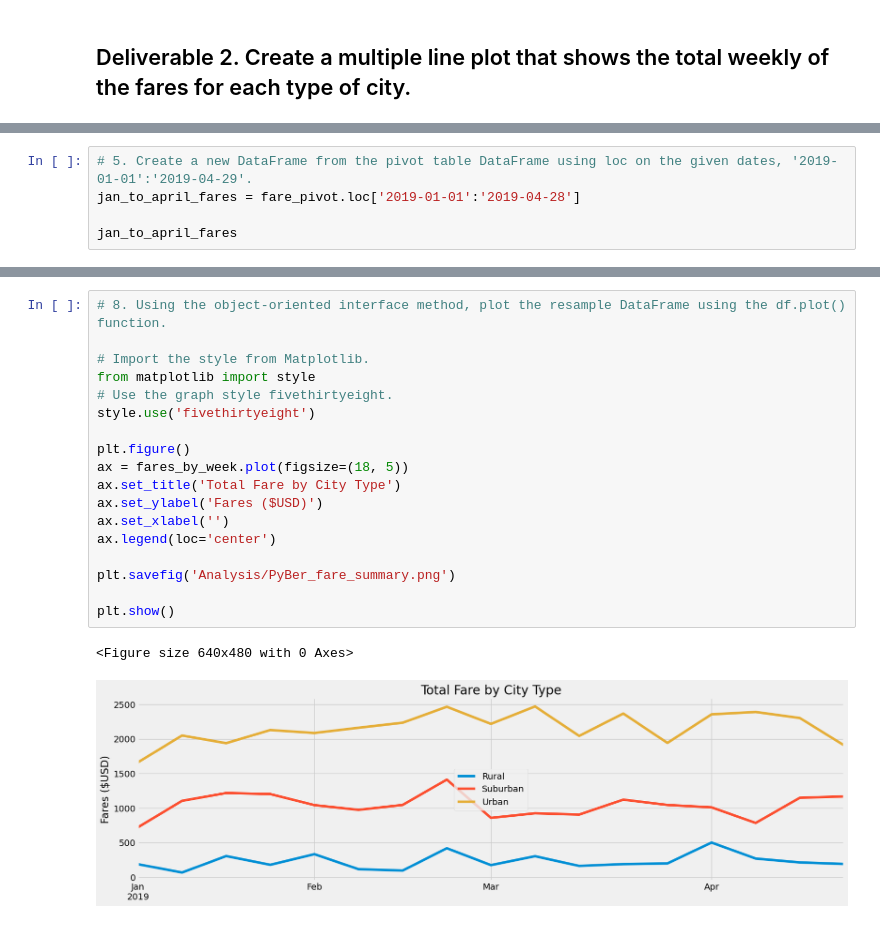
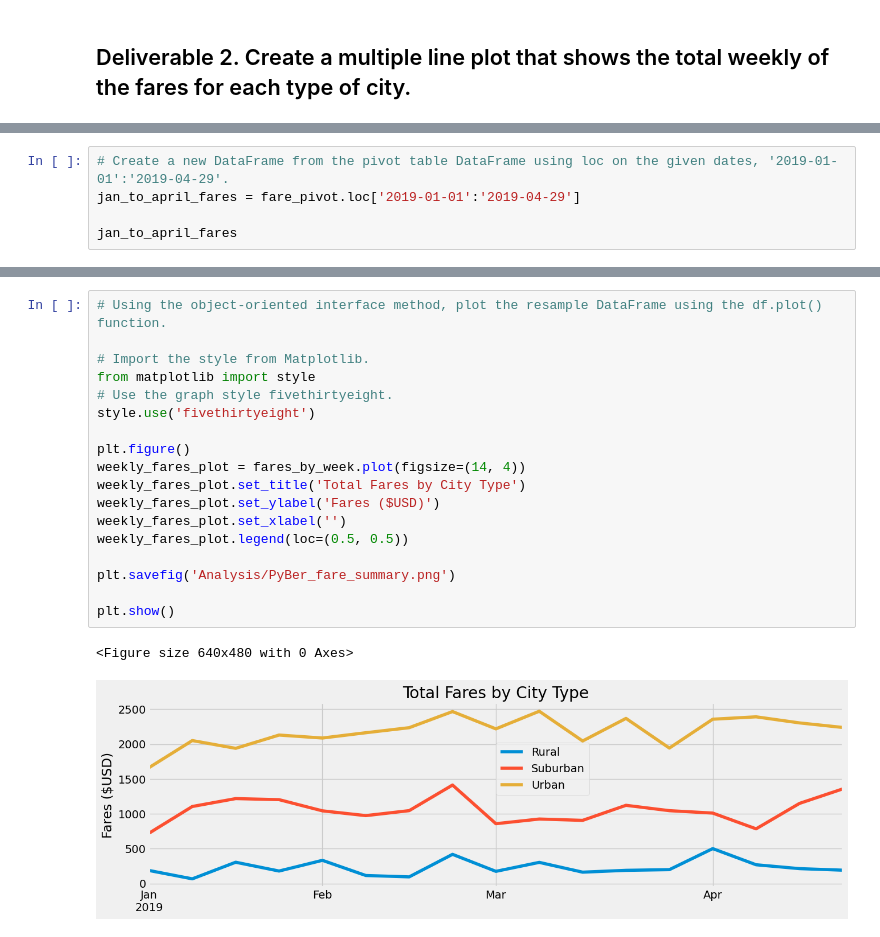
Before and after one commit to sbenston/PyBer_Analysis, a Jupyter notebook: PyBer_Challenge.ipynb, the cells around one changed output, grey strips where cells are left out. Drawn from its saved outputs; the diff is of its cells as text.

```diff
--- a/PyBer_Challenge.ipynb
+++ b/PyBer_Challenge.ipynb
@@ -199,8 +199,8 @@ fare_pivot
 | 2019-05-08 13:10:18 | NaN | NaN | 18.04 |
 2375 rows × 3 columns
 # %%
-# 5. Create a new DataFrame from the pivot table DataFrame using loc on the given dates, '2019-01-01':'2019-04-29'.
-jan_to_april_fares = fare_pivot.loc['2019-01-01':'2019-04-28']
+# Create a new DataFrame from the pivot table DataFrame using loc on the given dates, '2019-01-01':'2019-04-29'.
+jan_to_april_fares = fare_pivot.loc['2019-01-01':'2019-04-29']
 
 jan_to_april_fares
 # %% [output]
@@ -263,21 +263,21 @@ fares_by_week
 # %%
-# 8. Using the object-oriented interface method, plot the resample DataFrame using the df.plot() function.
+# Using the object-oriented interface method, plot the resample DataFrame using the df.plot() function.
 
 # Import the style from Matplotlib.
 from matplotlib import style
 # Use the graph style fivethirtyeight.
 style.use('fivethirtyeight')
 
 plt.figure()
-ax = fares_by_week.plot(figsize=(18, 5))
-ax.set_title('Total Fare by City Type')
-ax.set_ylabel('Fares ($USD)')
-ax.set_xlabel('')
-ax.legend(loc='center')
+weekly_fares_plot = fares_by_week.plot(figsize=(14, 4))
+weekly_fares_plot.set_title('Total Fares by City Type')
+weekly_fares_plot.set_ylabel('Fares ($USD)')
+weekly_fares_plot.set_xlabel('')
+weekly_fares_plot.legend(loc=(0.5, 0.5))
 
 plt.savefig('Analysis/PyBer_fare_summary.png')
 
 plt.show()
 # %% [output]
 <Figure size 640x480 with 0 Axes>
-[figure, old version]
+[figure, new version]
```
Also changed, not shown: parts of 16 cells of this notebook, 3 other files.
